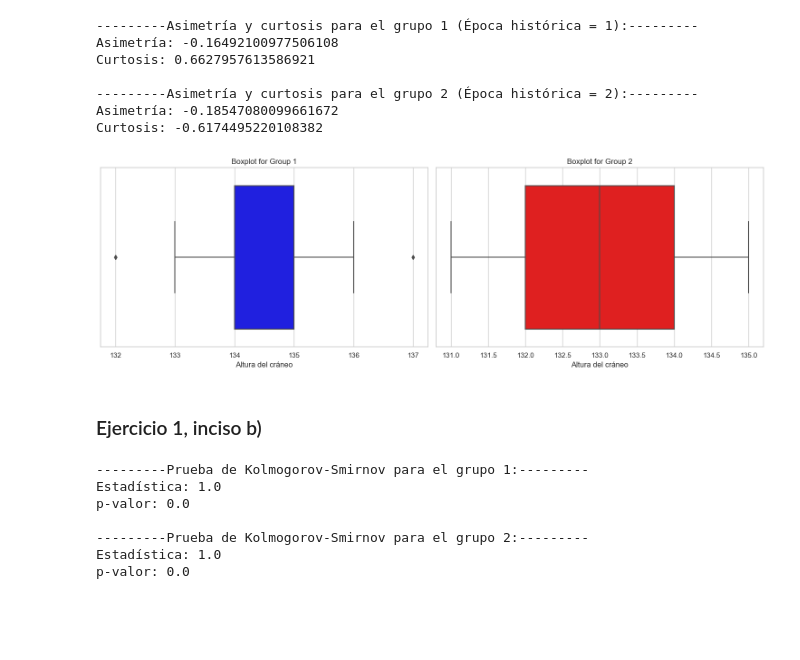
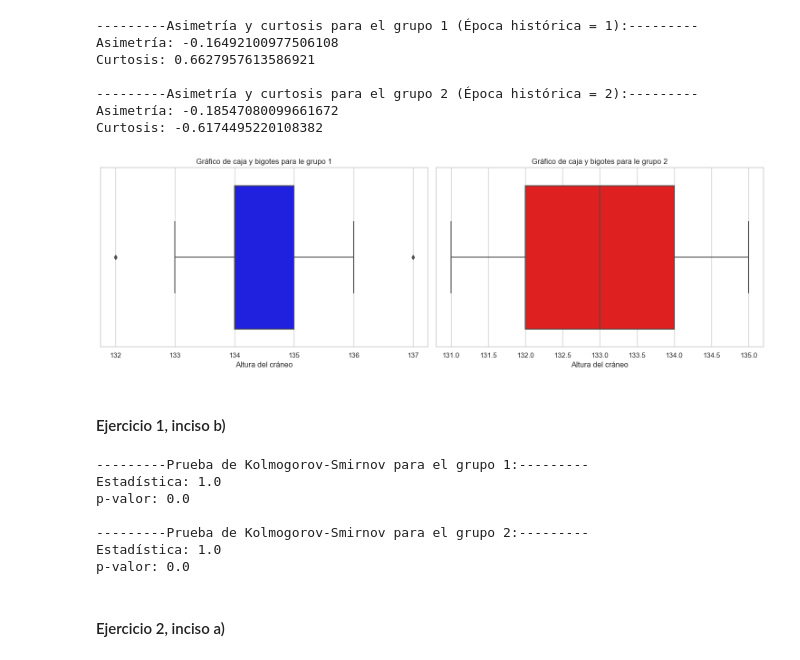
Before and after one commit to diegolopez69/Egyptian-skulls, a Jupyter notebook: Ejercicio1.ipynb, the cells around one changed output. Drawn from its saved outputs; the diff is of its cells as text; code cells hidden in the pictures; blank space fills up the shorter version.

```diff
--- a/Ejercicio1.ipynb
+++ b/Ejercicio1.ipynb
@@ -117,21 +117,21 @@ Curtosis: -0.6174495220108382
 # %%
 # Creando los gráficos
 fig, axs = plt.subplots(1, 2, figsize=(15, 5))
 
 # Creando los gráficos de caja y bigotes
 sns.boxplot(x=group1['Altura del cráneo'], ax=axs[0], color='blue')
-axs[0].set_title('Boxplot for Group 1')
+axs[0].set_title('Gráfico de caja y bigotes para le grupo 1')
 sns.boxplot(x=group2['Altura del cráneo'], ax=axs[1], color='red')
-axs[1].set_title('Boxplot for Group 2')
+axs[1].set_title('Gráfico de caja y bigotes para le grupo 2')
 
 plt.tight_layout()
 plt.show()
 
 # Algo que se puede destacar del diagrama de caja y bigotes, es que, en el grupo 1
 # la línea de la mediana no se puede visualizar a simple vista porque se encuentra
 # muy cerca del primer cuartil, lo que indica un ligero sesgo en los datos.
 # %% [output]
-[figure, old version]
+[figure, new version]
 # %% [markdown]
-### Ejercicio 1, inciso b)
+#### Ejercicio 1, inciso b)
 # %%
@@ -162,3 +162,5 @@ p-valor: 0.0
 ---------Prueba de Kolmogorov-Smirnov para el grupo 2:---------
 Estadística: 1.0
 p-valor: 0.0
+# %% [markdown]
+#### Ejercicio 2, inciso a)
```
Also changed, not shown: parts of 6 cells of this notebook, 1 other file.
